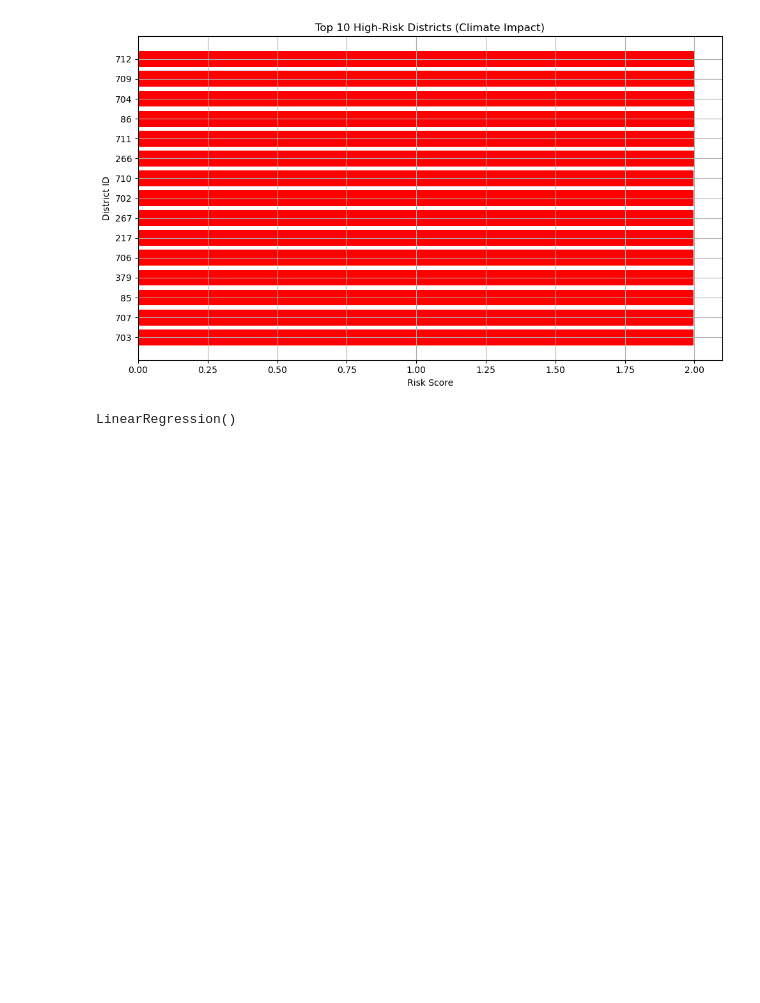
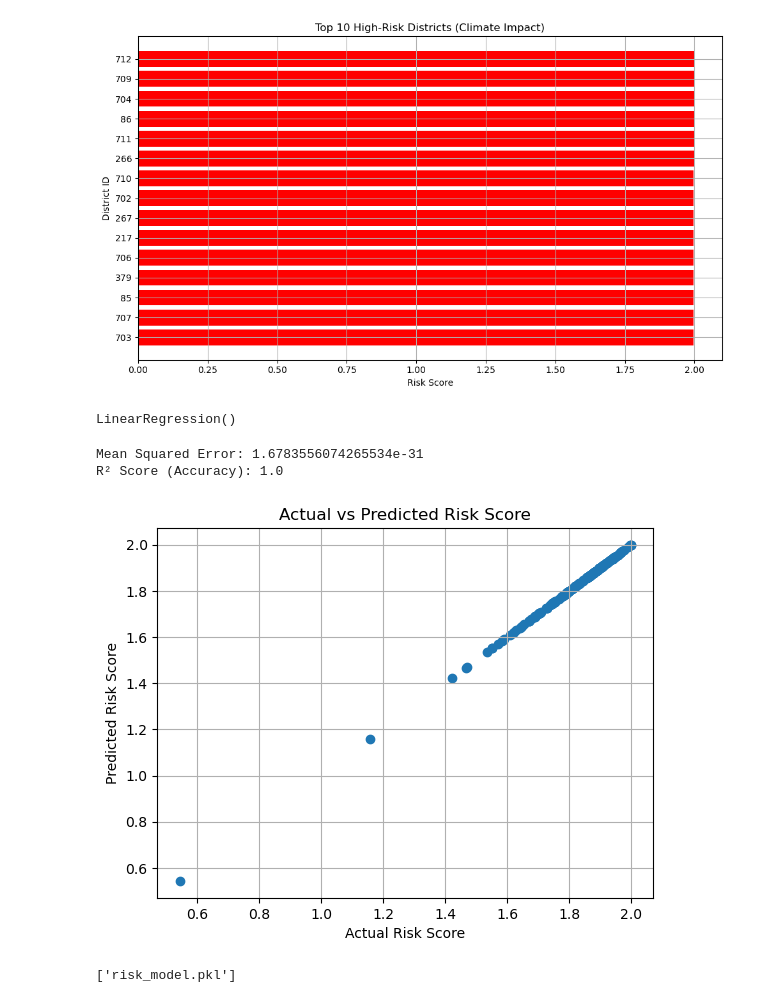
Before and after one commit to GHOST-696969/-District-Level-Climate-Risk-Profiling-for-Indian-Agriculture, a Jupyter notebook: main.ipynb, the cells around one changed output. Saved outputs shown, nothing was run; the diff lists cells and outputs as text; code cells hidden in the pictures; blank space fills up the shorter version.

```diff
--- a/main.ipynb
+++ b/main.ipynb
@@ -297,2 +299,26 @@ model.fit(x_train, y_train)        # Model ko training data se sikhaya
 # %% [output]
 LinearRegression()
+# %%
+y_pred = model.predict(x_test)
+# %%
+mse = mean_squared_error(y_test, y_pred)
+r2 = r2_score(y_test, y_pred)
+
+print("Mean Squared Error:", mse)#mse: Kitna farak hai actual aur predicted risk score mein
+print("R² Score (Accuracy):", r2)#r2: Model ki accuracy (0 to 1, jitna zyada utna better)
+# %% [output]
+Mean Squared Error: 1.6783556074265534e-31
+R² Score (Accuracy): 1.0
+# %%
+plt.scatter(y_test, y_pred)
+plt.xlabel("Actual Risk Score")
+plt.ylabel("Predicted Risk Score")
+plt.title("Actual vs Predicted Risk Score")
+plt.grid(True)
+plt.show()
+# %% [output]
+[figure, added]
+# %%
+joblib.dump(model, 'risk_model.pkl')   # Save trained model
+# %% [output]
+['risk_model.pkl']
```
Also changed, not shown: parts of 2 cells of this notebook.
